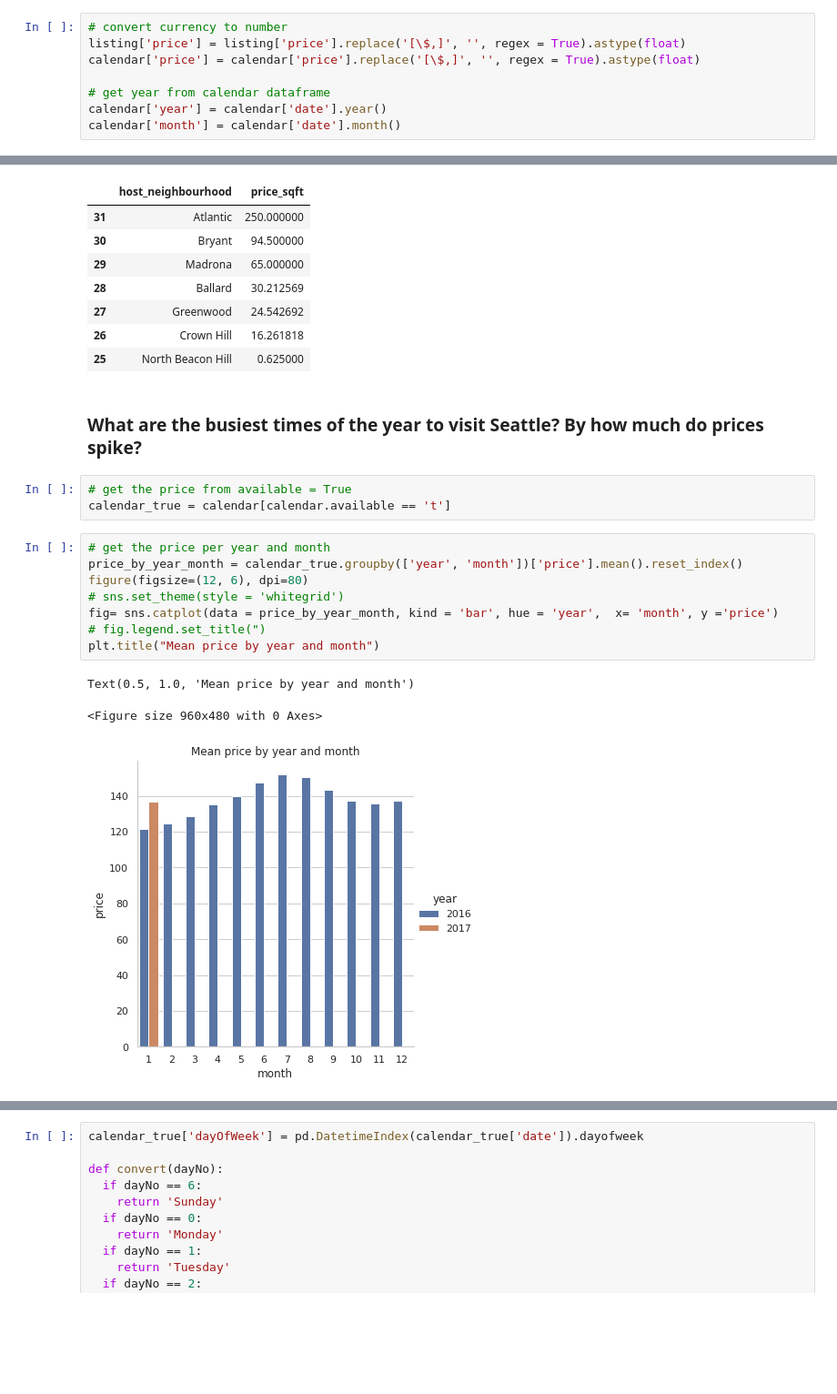
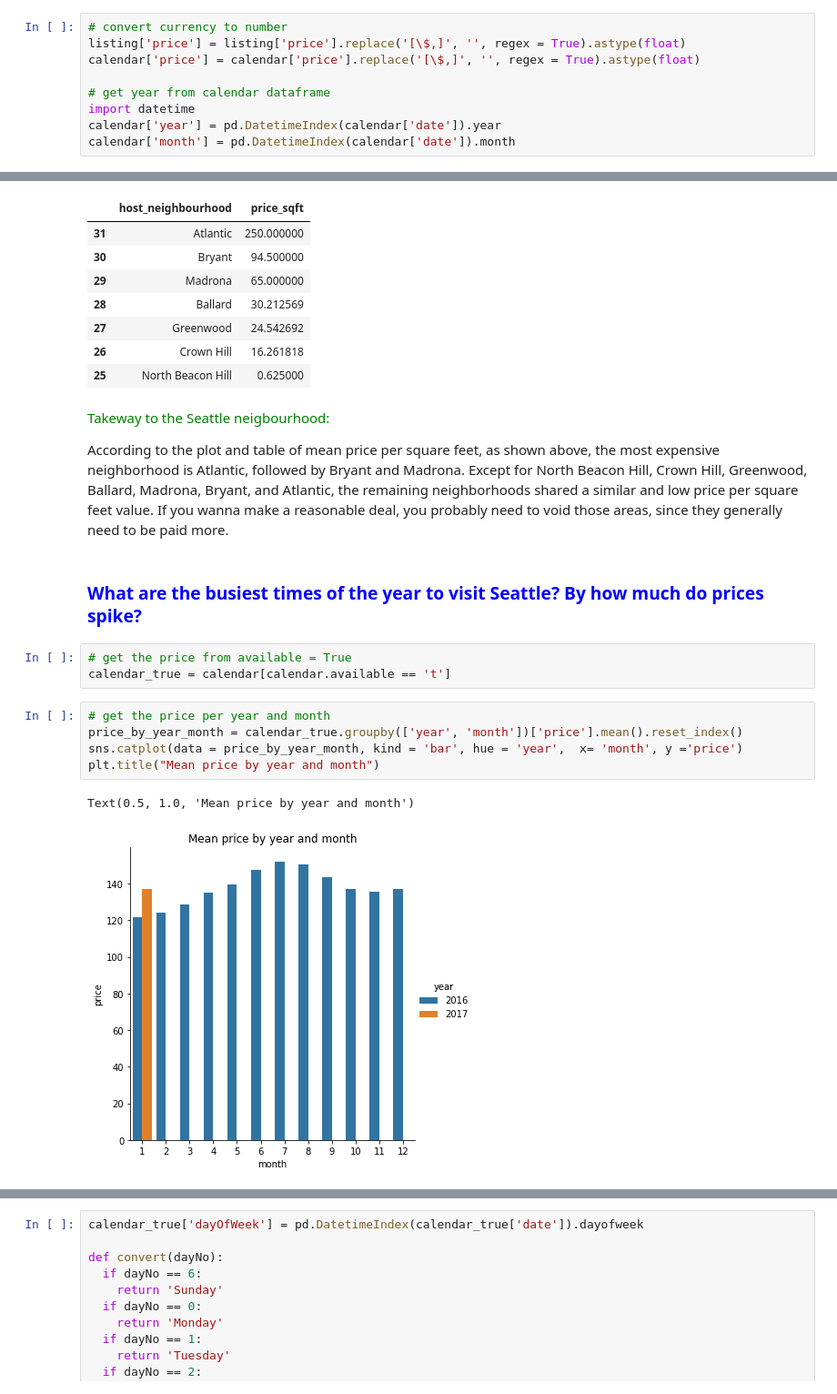
Before and after one commit to junjunmeng/Airbnb, a Jupyter notebook: Udacity_Project1_Airbnb.ipynb, the cells around one changed output, grey strips where cells are left out. Shown at 91% size. Saved outputs shown, nothing was run; the diff lists cells and outputs as text; blank space fills up the shorter version.

```diff
--- a/Udacity_Project1_Airbnb.ipynb
+++ b/Udacity_Project1_Airbnb.ipynb
@@ -52,5 +53,6 @@ listing['price'] = listing['price'].replace('[\$,]', '', regex = True).astype(fl
 calendar['price'] = calendar['price'].replace('[\$,]', '', regex = True).astype(float)
 
 # get year from calendar dataframe
-calendar['year'] = calendar['date'].year()
-calendar['month'] = calendar['date'].month()
+import datetime
+calendar['year'] = pd.DatetimeIndex(calendar['date']).year
+calendar['month'] = pd.DatetimeIndex(calendar['date']).month
@@ -115,20 +100,20 @@ meanPrice_sqft_neighbourhood[meanPrice_sqft_neighbourhood['price_sqft'] > 0].sor
 | 27 | Greenwood | 24.542692 |
 | 26 | Crown Hill | 16.261818 |
 | 25 | North Beacon Hill | 0.625000 |
+# %% [markdown]
+<font color = 'green'> Takeway to the Seattle neigbourhood:
+
+According to the plot and table of mean price per square feet, as shown above, the most expensive neighborhood is Atlantic, followed by Bryant and Madrona. Except for North Beacon Hill, Crown Hill, Greenwood, Ballard, Madrona, Bryant, and Atlantic, the remaining neighborhoods shared a similar and low price per square feet value. If you wanna make a reasonable deal, you probably need to void those areas, since they generally need to be paid more.
 # %% [markdown]
-### What are the busiest times of the year to visit Seattle? By how much do prices spike?
+### <font color = 'blue'>What are the busiest times of the year to visit Seattle? By how much do prices spike?
 # %%
 # get the price from available = True
 calendar_true = calendar[calendar.available == 't']
 # %%
 # get the price per year and month
 price_by_year_month = calendar_true.groupby(['year', 'month'])['price'].mean().reset_index()
-figure(figsize=(12, 6), dpi=80)
-# sns.set_theme(style = 'whitegrid')
-fig= sns.catplot(data = price_by_year_month, kind = 'bar', hue = 'year',  x= 'month', y ='price')
-# fig.legend.set_title(")
+sns.catplot(data = price_by_year_month, kind = 'bar', hue = 'year',  x= 'month', y ='price')
 plt.title("Mean price by year and month")
 # %% [output]
 Text(0.5, 1.0, 'Mean price by year and month')
-<Figure size 960x480 with 0 Axes>
-[figure, old version]
+[figure, new version]
```
Also changed, not shown: parts of 22 cells of this notebook.
